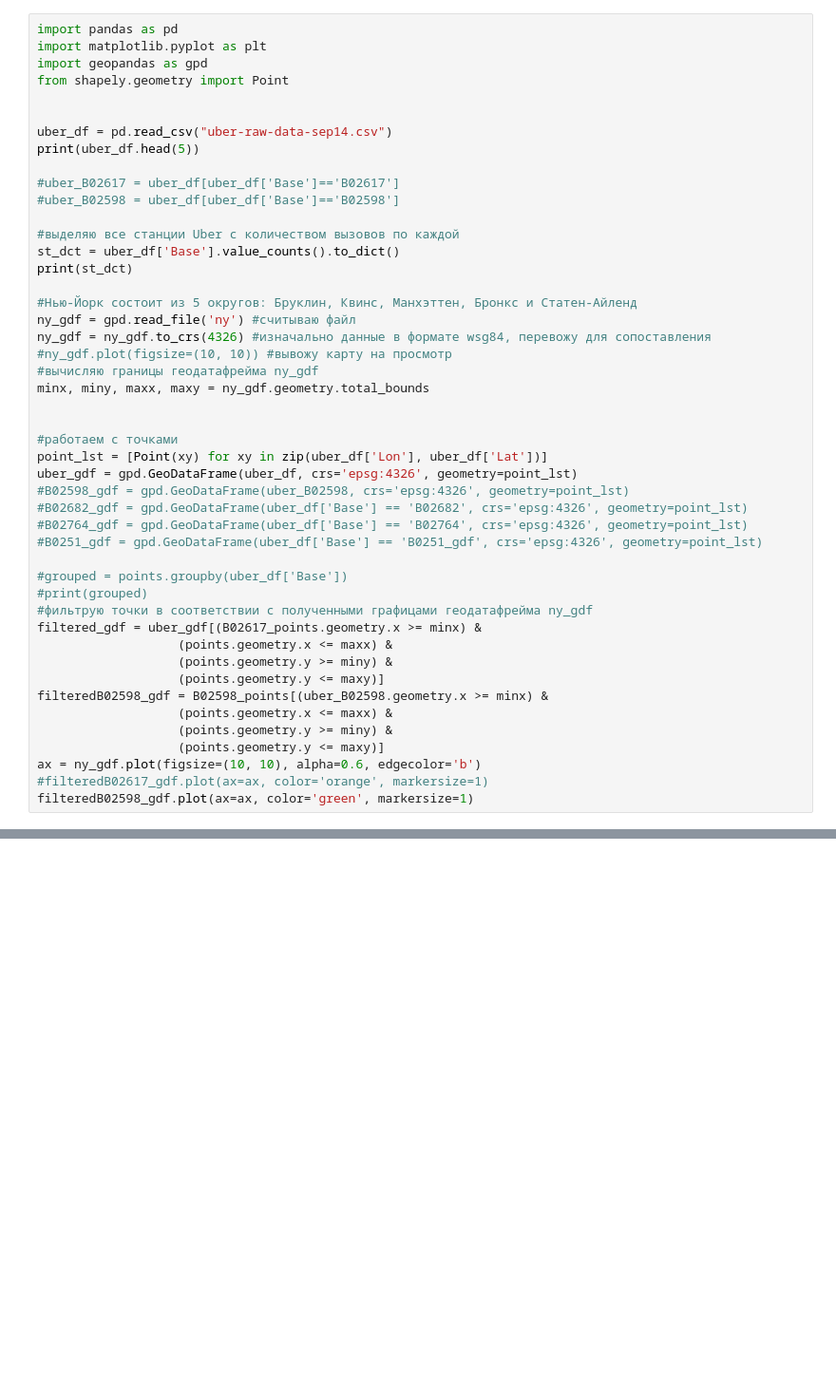
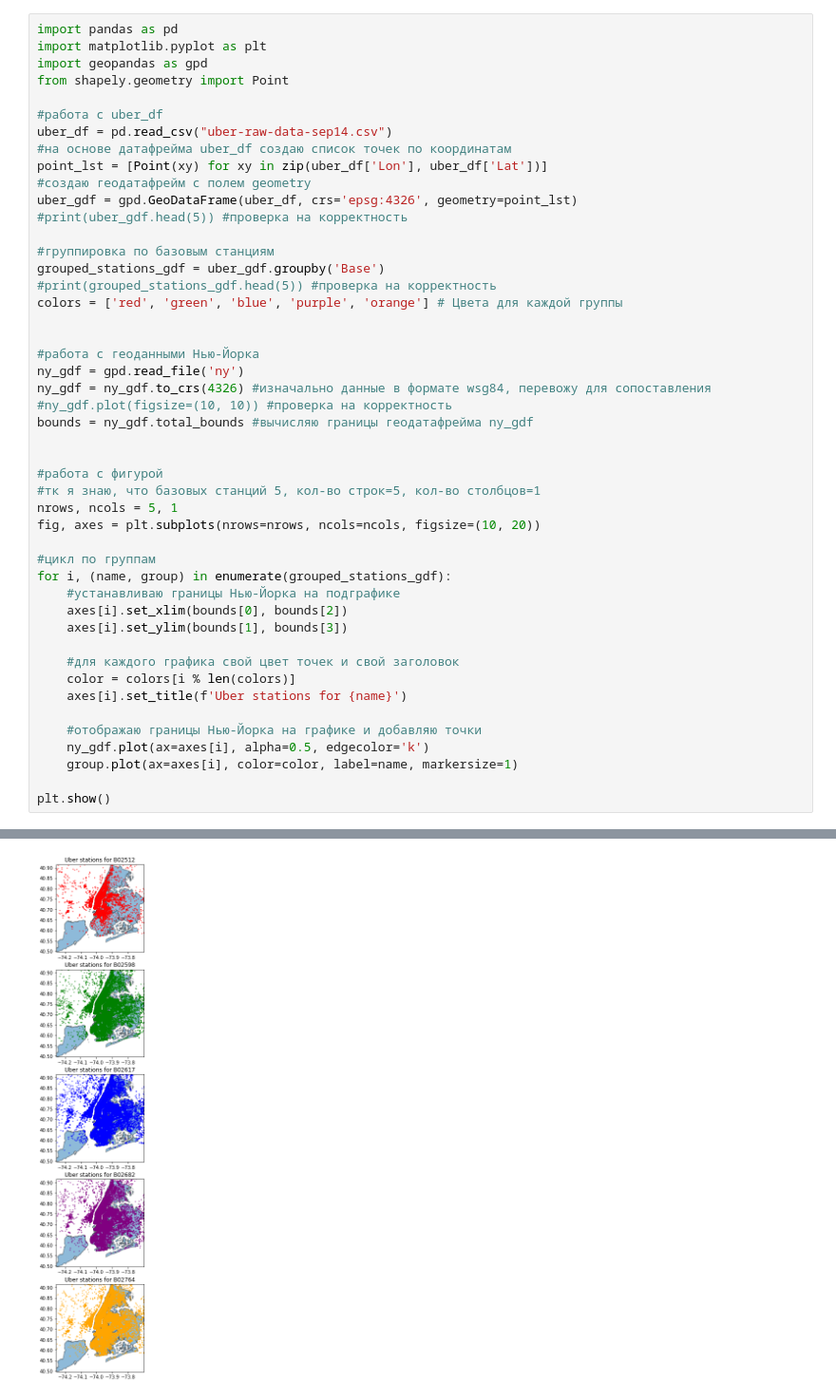
Before and after one commit to AnyaMankova/taxi, a Jupyter notebook: geo.ipynb, the cells around one changed output, grey strips where cells are left out. Shown at 95% size. Cells and saved outputs as stored; diff of their text form; blank space fills up the shorter version.

```diff
--- a/geo.ipynb
+++ b/geo.ipynb
@@ -4,45 +4,45 @@ import matplotlib.pyplot as plt
 import geopandas as gpd
 from shapely.geometry import Point
 
+#работа с uber_df
+uber_df = pd.read_csv("uber-raw-data-sep14.csv")
+#на основе датафрейма uber_df создаю список точек по координатам
+point_lst = [Point(xy) for xy in zip(uber_df['Lon'], uber_df['Lat'])]
+#создаю геодатафрейм с полем geometry
+uber_gdf = gpd.GeoDataFrame(uber_df, crs='epsg:4326', geometry=point_lst)
+#print(uber_gdf.head(5)) #проверка на корректность
 
-uber_df = pd.read_csv("uber-raw-data-sep14.csv")
-print(uber_df.head(5))
-
-#uber_B02617 = uber_df[uber_df['Base']=='B02617']
-#uber_B02598 = uber_df[uber_df['Base']=='B02598']
-
-#выделяю все станции Uber с количеством вызовов по каждой
-st_dct = uber_df['Base'].value_counts().to_dict()
-print(st_dct)
-
-#Нью-Йорк состоит из 5 округов: Бруклин, Квинс, Манхэттен, Бронкс и Статен-Айленд
-ny_gdf = gpd.read_file('ny') #считываю файл
-ny_gdf = ny_gdf.to_crs(4326) #изначально данные в формате wsg84, перевожу для сопоставления
-#ny_gdf.plot(figsize=(10, 10)) #вывожу карту на просмотр
-#вычисляю границы геодатафрейма ny_gdf
-minx, miny, maxx, maxy = ny_gdf.geometry.total_bounds
+#группировка по базовым станциям
+grouped_stations_gdf = uber_gdf.groupby('Base')
+#print(grouped_stations_gdf.head(5)) #проверка на корректность
+colors = ['red', 'green', 'blue', 'purple', 'orange'] # Цвета для каждой группы
 
 
-#работаем с точками
-point_lst = [Point(xy) for xy in zip(uber_df['Lon'], uber_df['Lat'])]
-uber_gdf = gpd.GeoDataFrame(uber_df, crs='epsg:4326', geometry=point_lst)
-#B02598_gdf = gpd.GeoDataFrame(uber_B02598, crs='epsg:4326', geometry=point_lst)
-#B02682_gdf = gpd.GeoDataFrame(uber_df['Base'] == 'B02682', crs='epsg:4326', geometry=point_lst)
-#B02764_gdf = gpd.GeoDataFrame(uber_df['Base'] == 'B02764', crs='epsg:4326', geometry=point_lst)
-#B0251_gdf = gpd.GeoDataFrame(uber_df['Base'] == 'B0251_gdf', crs='epsg:4326', geometry=point_lst)
+#работа с геоданными Нью-Йорка
+ny_gdf = gpd.read_file('ny')
+ny_gdf = ny_gdf.to_crs(4326) #изначально данные в формате wsg84, перевожу для сопоставления
+#ny_gdf.plot(figsize=(10, 10)) #проверка на корректность
+bounds = ny_gdf.total_bounds #вычисляю границы геодатафрейма ny_gdf
 
-#grouped = points.groupby(uber_df['Base'])
-#print(grouped)
-#фильтрую точки в соответствии с полученными графицами геодатафрейма ny_gdf
-filtered_gdf = uber_gdf[(B02617_points.geometry.x >= minx) &
-                   (points.geometry.x <= maxx) &
-                   (points.geometry.y >= miny) &
-                   (points.geometry.y <= maxy)]
-filteredB02598_gdf = B02598_points[(uber_B02598.geometry.x >= minx) &
-                   (points.geometry.x <= maxx) &
-                   (points.geometry.y >= miny) &
-                   (points.geometry.y <= maxy)]
-ax = ny_gdf.plot(figsize=(10, 10), alpha=0.6, edgecolor='b')
-#filteredB02617_gdf.plot(ax=ax, color='orange', markersize=1)
-filteredB02598_gdf.plot(ax=ax, color='green', markersize=1)
+
+#работа с фигурой
+#тк я знаю, что базовых станций 5, кол-во строк=5, кол-во столбцов=1
+nrows, ncols = 5, 1
+fig, axes = plt.subplots(nrows=nrows, ncols=ncols, figsize=(10, 20))
+
+#цикл по группам
+for i, (name, group) in enumerate(grouped_stations_gdf):
+    #устанавливаю границы Нью-Йорка на подграфике
+    axes[i].set_xlim(bounds[0], bounds[2])
+    axes[i].set_ylim(bounds[1], bounds[3])
+
+    #для каждого графика свой цвет точек и свой заголовок
+    color = colors[i % len(colors)]
+    axes[i].set_title(f'Uber stations for {name}')
+
+    #отображаю границы Нью-Йорка на графике и добавляю точки
+    ny_gdf.plot(ax=axes[i], alpha=0.5, edgecolor='k')
+    group.plot(ax=axes[i], color=color, label=name, markersize=1)
+
+plt.show()
 # %% [output]
@@ -56,0 +49 @@ ValueError: Length of values (1028136) does not match length of index (377695)
+[figure, added]
```
Also changed, not shown: parts of 1 cell of this notebook, 4 other files.
